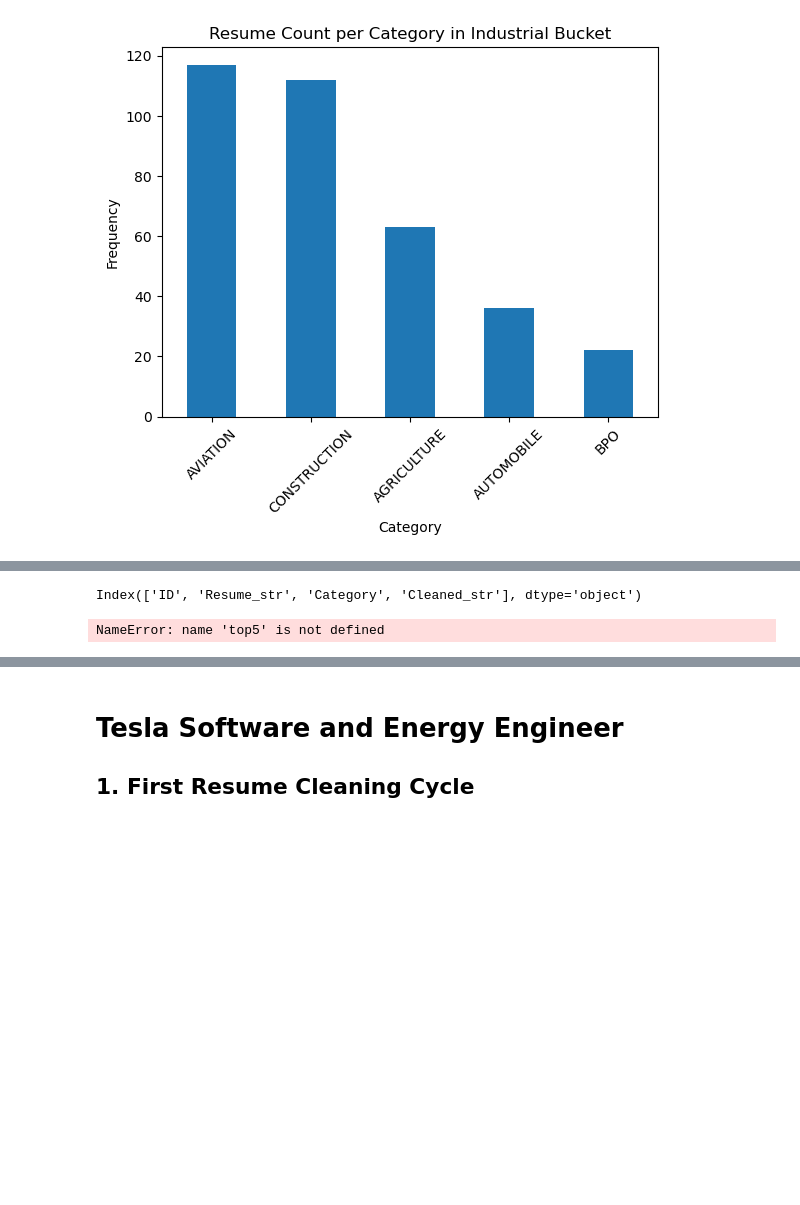
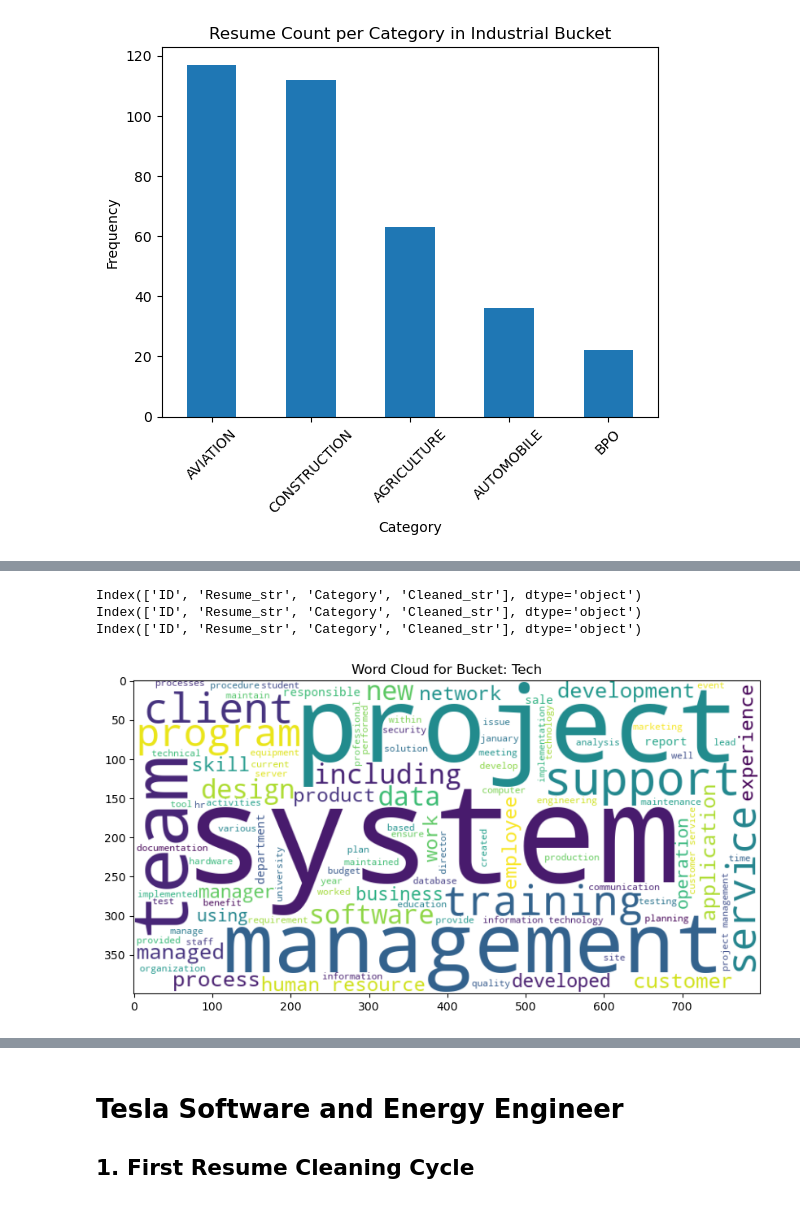
Before and after one commit to henry-AY/ResumeScreening, a Jupyter notebook: Resume_Screening.ipynb, the cells around one changed output, grey strips where cells are left out. Saved outputs shown, nothing was run; the diff lists cells and outputs as text; code cells hidden in the pictures; blank space fills up the shorter version.

Commit message:
Finish the word clouds

```diff
--- a/Resume_Screening.ipynb
+++ b/Resume_Screening.ipynb
@@ -147,25 +173,30 @@ plt.show()
 # %%
 from collections import Counter
 print(df_tech.columns)
+print(df_bus_fin.columns)
+print(df_health_well.columns)
 
 texts = ' '.join(df_tech["Cleaned_str"].astype(str))
 
-custom_stopwords = set(top5).union({'name', 'city', 'state', 'company', 'employee', 'skill'})
+custom_stopwords = {'name', 'city', 'state', 'company', 'employee', 'skill'}
+words = texts.split()
 
 filtered_words = [word for word in words if word not in custom_stopwords]
 filtered_text = ' '.join(filtered_words)
 
 wordcloud = WordCloud(
     width=800,
     height=400,
     background_color='white',
     max_words=100
 ).generate(filtered_text)
 
 plt.figure(figsize=(10, 5))
 plt.imshow(wordcloud, interpolation='bilinear')
 plt.title(f"Word Cloud for Bucket: Tech")
 plt.show()
 # %% [output]
 Index(['ID', 'Resume_str', 'Category', 'Cleaned_str'], dtype='object')
+Index(['ID', 'Resume_str', 'Category', 'Cleaned_str'], dtype='object')
+Index(['ID', 'Resume_str', 'Category', 'Cleaned_str'], dtype='object')
-NameError: name 'top5' is not defined
+[figure, added]
```
Also changed, not shown: parts of 11 cells of this notebook.
